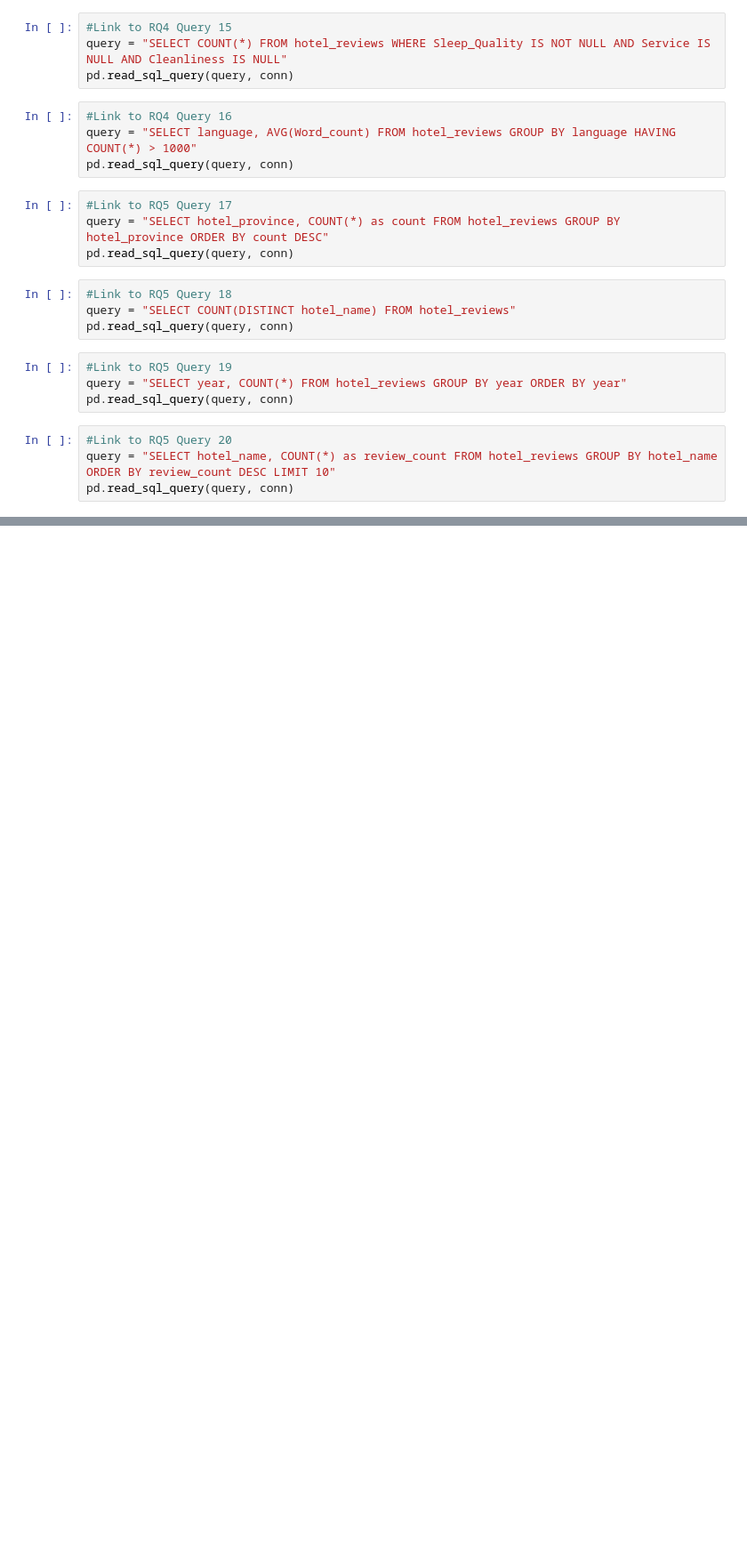
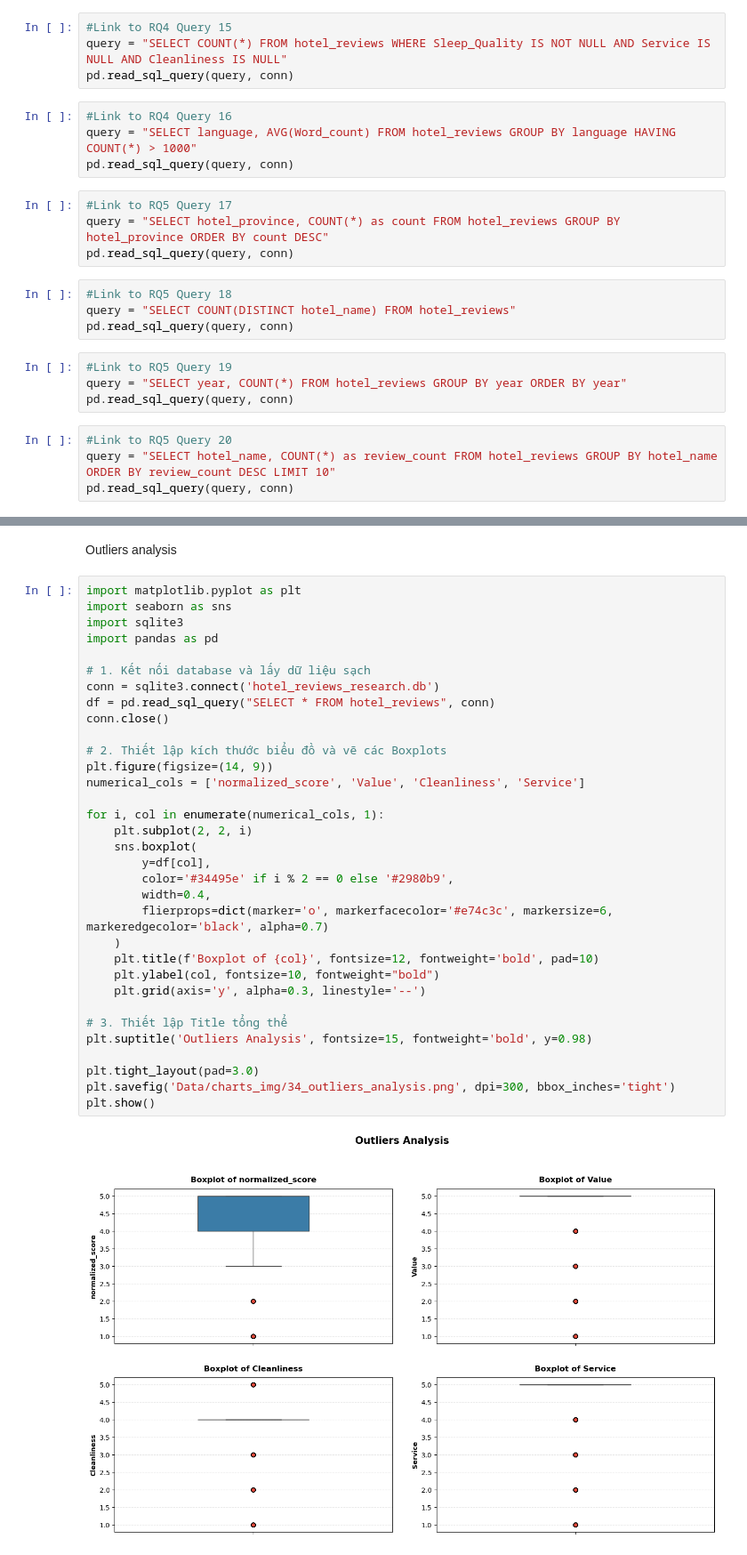
Before and after one commit to trietnguyen2611/Hotel-Review-AI-Chatbot, a Jupyter notebook: Project.ipynb, the cells around one changed output, grey strips where cells are left out. Shown at 89% size. Saved outputs shown, nothing was run; the diff lists cells and outputs as text; blank space fills up the shorter version.

```diff
--- a/Project.ipynb
+++ b/Project.ipynb
@@ -605,0 +476,37 @@ Top 5 tỉnh thành có nhiều đánh giá nhất theo SQLite:
+# %% [markdown]
+Outliers analysis
+# %%
+import matplotlib.pyplot as plt
+import seaborn as sns
+import sqlite3
+import pandas as pd
+
+# 1. Kết nối database và lấy dữ liệu sạch
+conn = sqlite3.connect('hotel_reviews_research.db')
+df = pd.read_sql_query("SELECT * FROM hotel_reviews", conn)
+conn.close()
+
+# 2. Thiết lập kích thước biểu đồ và vẽ các Boxplots
+plt.figure(figsize=(14, 9))
+numerical_cols = ['normalized_score', 'Value', 'Cleanliness', 'Service']
+
+for i, col in enumerate(numerical_cols, 1):
+    plt.subplot(2, 2, i)
+    sns.boxplot(
+        y=df[col],
+        color='#34495e' if i % 2 == 0 else '#2980b9',
+        width=0.4,
+        flierprops=dict(marker='o', markerfacecolor='#e74c3c', markersize=6, markeredgecolor='black', alpha=0.7)
+    )
+    plt.title(f'Boxplot of {col}', fontsize=12, fontweight='bold', pad=10)
+    plt.ylabel(col, fontsize=10, fontweight="bold")
+    plt.grid(axis='y', alpha=0.3, linestyle='--')
+
+# 3. Thiết lập Title tổng thể
+plt.suptitle('Outliers Analysis', fontsize=15, fontweight='bold', y=0.98)
+
+plt.tight_layout(pad=3.0)
+plt.savefig('Data/charts_img/34_outliers_analysis.png', dpi=300, bbox_inches='tight')
+plt.show()
+# %% [output]
+[figure, added]
```
Also changed, not shown: parts of 47 cells of this notebook.
